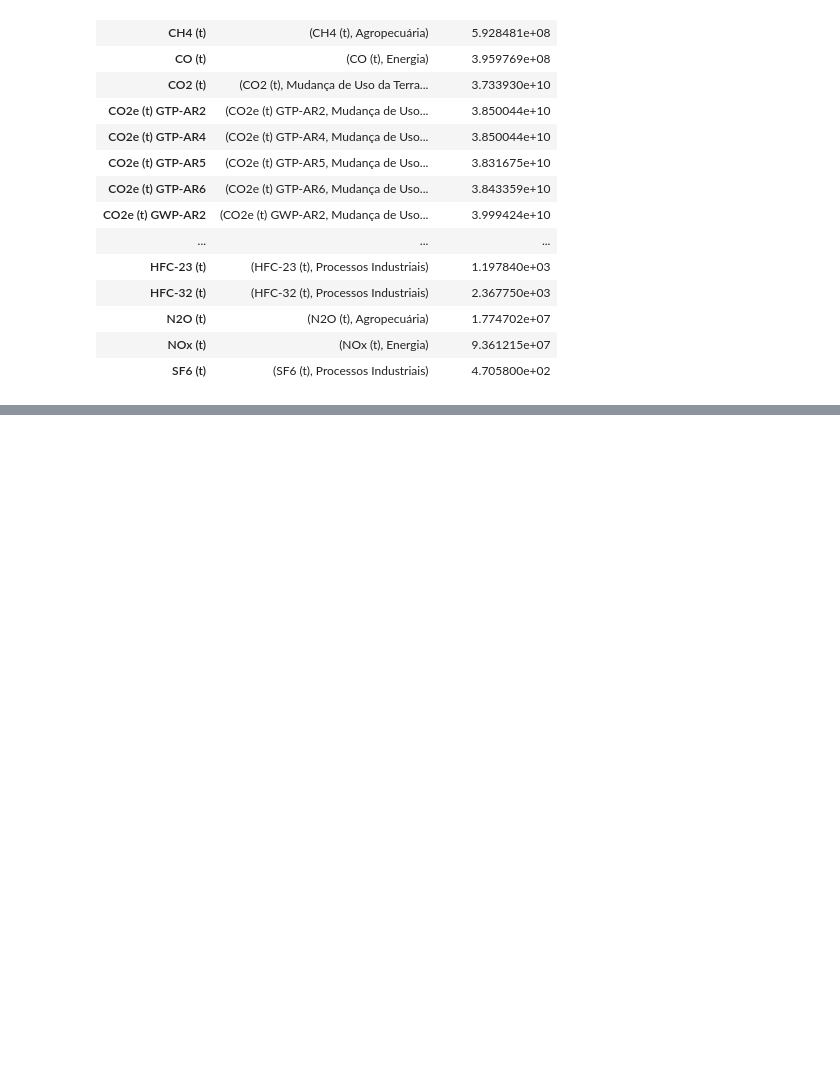
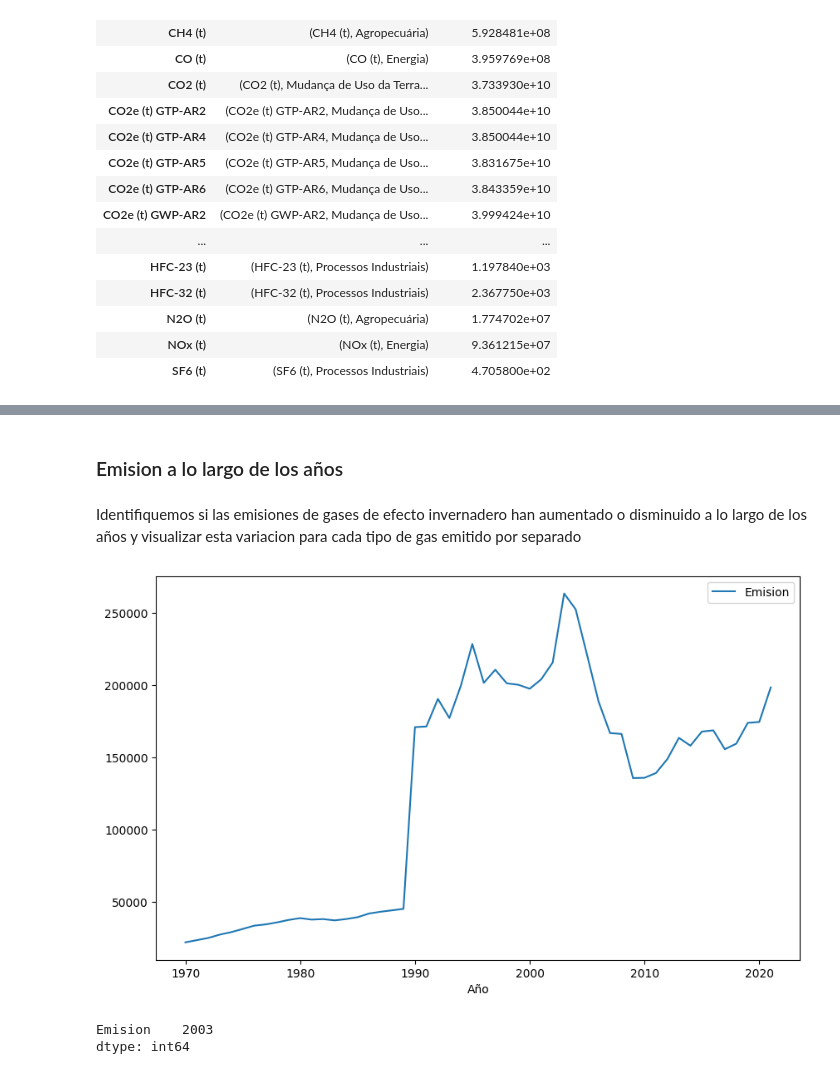
Before and after one commit to LejImkoaj/pandas_seleccionar_agrupar_datos, a Jupyter notebook: seleccion_agrupacion_de_datos.ipynb, the cells around one changed output, grey strips where cells are left out. Cells and saved outputs as stored; diff of their text form; code cells hidden in the pictures; blank space fills up the shorter version.

```diff
--- a/seleccion_agrupacion_de_datos.ipynb
+++ b/seleccion_agrupacion_de_datos.ipynb
@@ -613,0 +666,13 @@ tabla_totalizada
+# %% [markdown]
+### Emision a lo largo de los años
+# %% [markdown]
+Identifiquemos si las emisiones de gases de efecto invernadero han aumentado o disminuido a lo largo de los años y visualizar esta variacion para cada tipo de gas emitido por separado
+# %%
+df_emisiones_por_año.groupby('Año').mean(numeric_only=True).plot(figsize=(10,6));
+# %% [output]
+[figure, added]
+# %%
+df_emisiones_por_año.groupby('Año').mean(numeric_only=True).idxmax()
+# %% [output]
+Emision    2003
+dtype: int64
```
Also changed, not shown: parts of 14 cells of this notebook.
